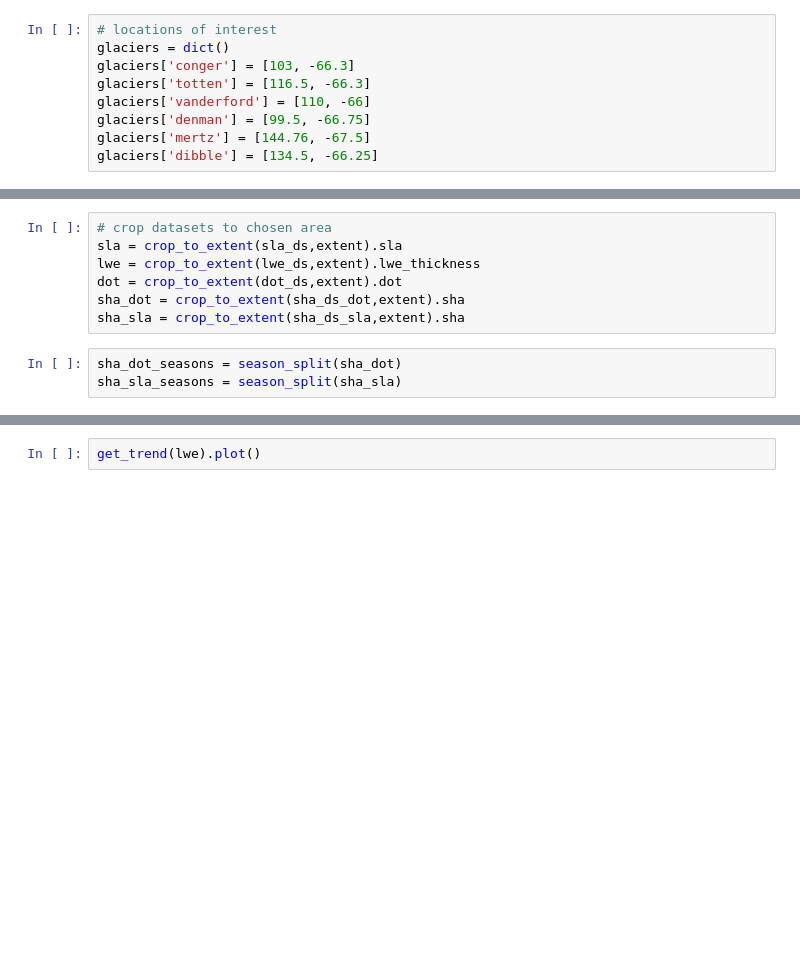
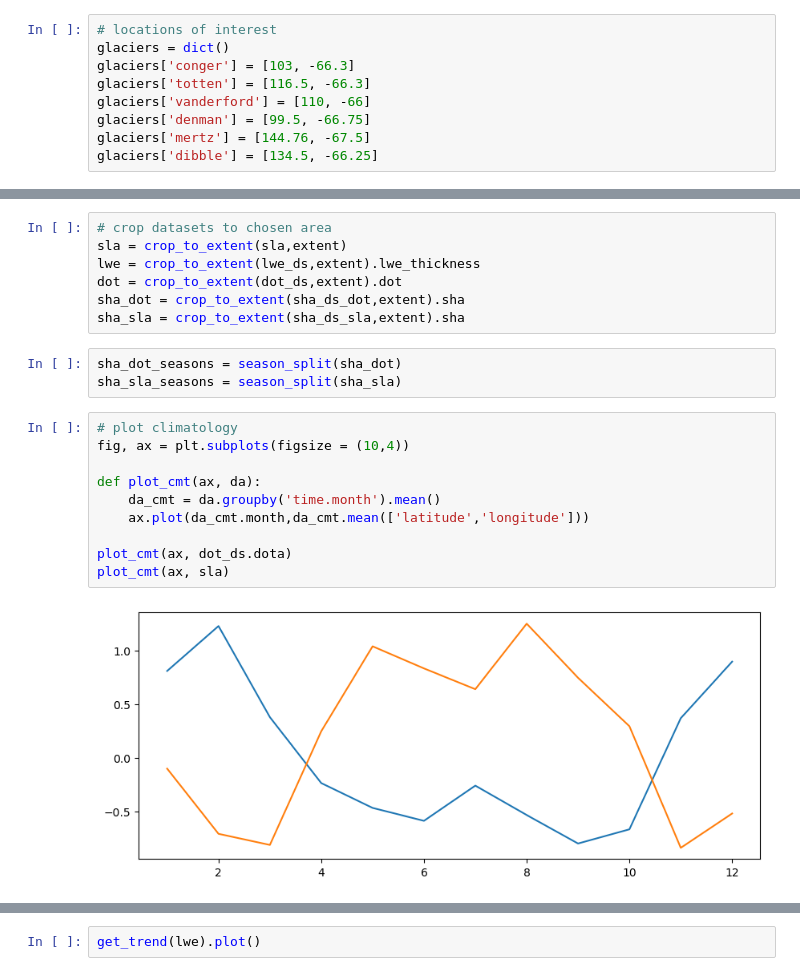
Before and after one commit to eejco/thesis_c3, a Jupyter notebook: sabrina.ipynb, the cells around one changed output, grey strips where cells are left out. Cells and saved outputs as stored; diff of their text form; blank space fills up the shorter version.

```diff
--- a/sabrina.ipynb
+++ b/sabrina.ipynb
@@ -95,6 +92,6 @@ ax.add_patch(mpatches.Rectangle(xy=[extent[0], extent[2]],
 # %%
 # crop datasets to chosen area
-sla = crop_to_extent(sla_ds,extent).sla
+sla = crop_to_extent(sla,extent)
 lwe = crop_to_extent(lwe_ds,extent).lwe_thickness
 dot = crop_to_extent(dot_ds,extent).dot
 sha_dot = crop_to_extent(sha_ds_dot,extent).sha
@@ -102,6 +99,18 @@ sha_sla = crop_to_extent(sha_ds_sla,extent).sha
 # %%
 sha_dot_seasons = season_split(sha_dot)
 sha_sla_seasons = season_split(sha_sla)
+# %%
+# plot climatology
+fig, ax = plt.subplots(figsize = (10,4))
+
+def plot_cmt(ax, da):
+    da_cmt = da.groupby('time.month').mean()
+    ax.plot(da_cmt.month,da_cmt.mean(['latitude','longitude']))
+
+plot_cmt(ax, dot_ds.dota)
+plot_cmt(ax, sla)
+# %% [output]
+[figure, added]
 # %%
 fig, ax = plt.subplots(2,2,figsize=(16,5), subplot_kw={"projection":ccrs.Mercator()})
 pfsp = lambda ax, season: pf.sp(ax,get_trend(sha_dot_seasons[season]),title=season,extent=extent,cbar="SHA/cm",vmin=-0.7,vmax=0.7,cbar_orientation='vertical',land_zorder=2)
```
Also changed, not shown: parts of 9 cells of this notebook, 7 other files.
